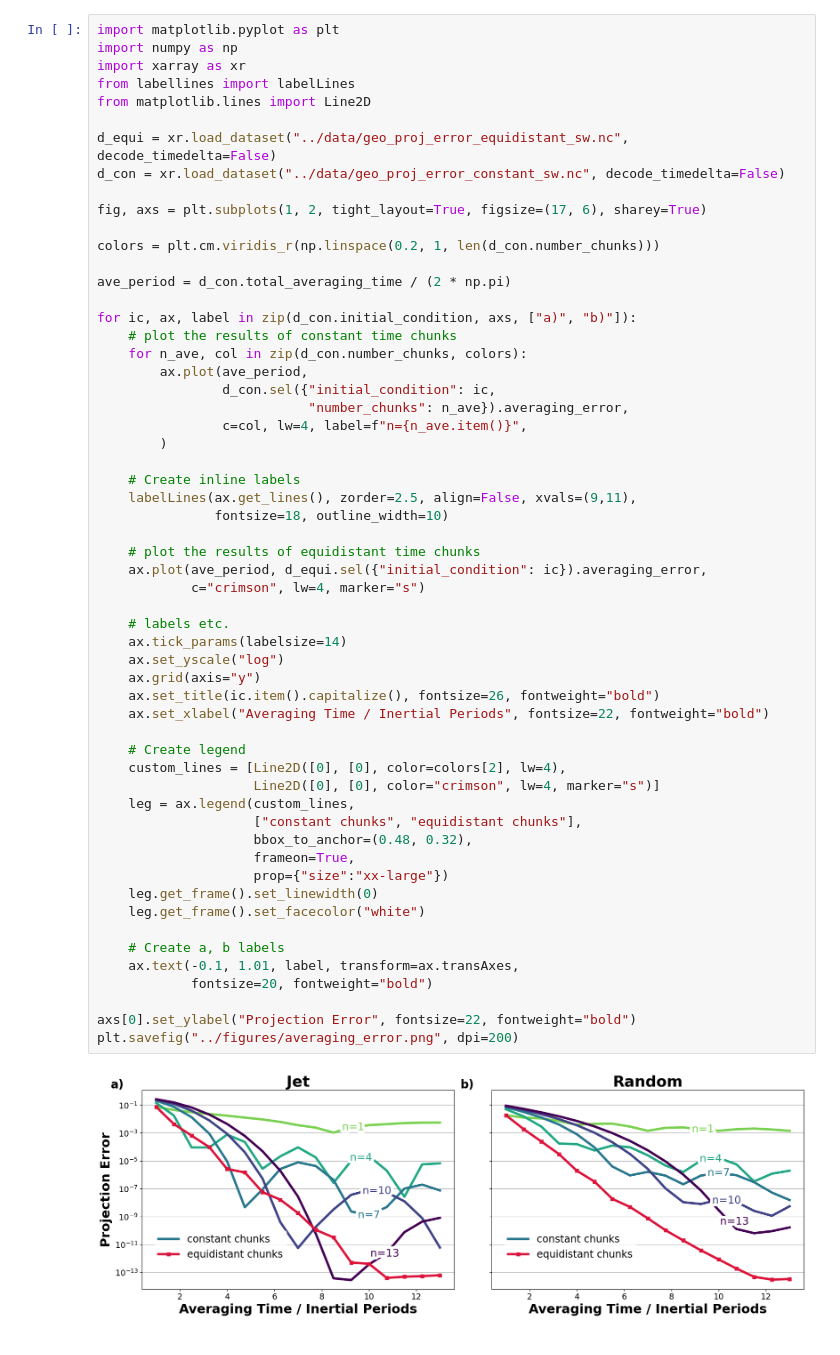
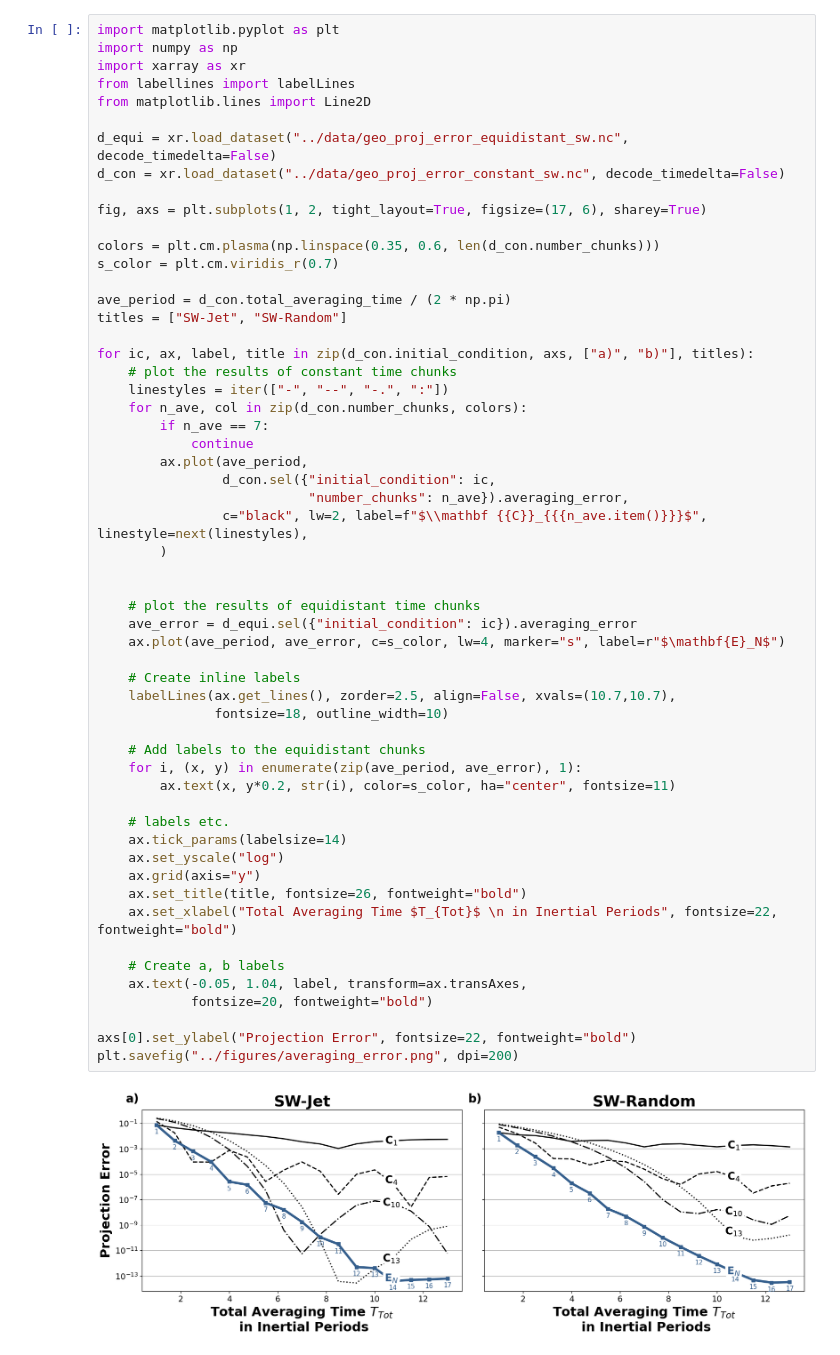
Before and after one commit to Gordi42/obta-paper, a Jupyter notebook: notebooks/geo_proj_error_sw.ipynb, the cells around one changed output. Drawn from its saved outputs; the diff is of its cells as text.

```diff
--- a/notebooks/geo_proj_error_sw.ipynb
+++ b/notebooks/geo_proj_error_sw.ipynb
@@ -8,52 +8,51 @@ from matplotlib.lines import Line2D
 d_equi = xr.load_dataset("../data/geo_proj_error_equidistant_sw.nc", decode_timedelta=False)
 d_con = xr.load_dataset("../data/geo_proj_error_constant_sw.nc", decode_timedelta=False)
 
 fig, axs = plt.subplots(1, 2, tight_layout=True, figsize=(17, 6), sharey=True)
 
-colors = plt.cm.viridis_r(np.linspace(0.2, 1, len(d_con.number_chunks)))
+colors = plt.cm.plasma(np.linspace(0.35, 0.6, len(d_con.number_chunks)))
+s_color = plt.cm.viridis_r(0.7)
 
 ave_period = d_con.total_averaging_time / (2 * np.pi)
+titles = ["SW-Jet", "SW-Random"]
 
-for ic, ax, label in zip(d_con.initial_condition, axs, ["a)", "b)"]):
+for ic, ax, label, title in zip(d_con.initial_condition, axs, ["a)", "b)"], titles):
     # plot the results of constant time chunks
+    linestyles = iter(["-", "--", "-.", ":"])
     for n_ave, col in zip(d_con.number_chunks, colors):
+        if n_ave == 7:
+            continue
         ax.plot(ave_period,
                 d_con.sel({"initial_condition": ic,
                            "number_chunks": n_ave}).averaging_error,
-                c=col, lw=4, label=f"n={n_ave.item()}",
+                c="black", lw=2, label=f"$\\mathbf {{C}}_{{{n_ave.item()}}}$", linestyle=next(linestyles),
         )
 
+
+    # plot the results of equidistant time chunks
+    ave_error = d_equi.sel({"initial_condition": ic}).averaging_error
+    ax.plot(ave_period, ave_error, c=s_color, lw=4, marker="s", label=r"$\mathbf{E}_N$")
+
     # Create inline labels
-    labelLines(ax.get_lines(), zorder=2.5, align=False, xvals=(9,11),
+    labelLines(ax.get_lines(), zorder=2.5, align=False, xvals=(10.7,10.7),
                fontsize=18, outline_width=10)
 
-    # plot the results of equidistant time chunks
-    ax.plot(ave_period, d_equi.sel({"initial_condition": ic}).averaging_error,
-            c="crimson", lw=4, marker="s")
+    # Add labels to the equidistant chunks
+    for i, (x, y) in enumerate(zip(ave_period, ave_error), 1):
+        ax.text(x, y*0.2, str(i), color=s_color, ha="center", fontsize=11)
 
     # labels etc.
     ax.tick_params(labelsize=14)
     ax.set_yscale("log")
     ax.grid(axis="y")
-    ax.set_title(ic.item().capitalize(), fontsize=26, fontweight="bold")
-    ax.set_xlabel("Averaging Time / Inertial Periods", fontsize=22, fontweight="bold")
-
-    # Create legend
-    custom_lines = [Line2D([0], [0], color=colors[2], lw=4),
-                    Line2D([0], [0], color="crimson", lw=4, marker="s")]
-    leg = ax.legend(custom_lines,
-                    ["constant chunks", "equidistant chunks"],
-                    bbox_to_anchor=(0.48, 0.32),
-                    frameon=True,
-                    prop={"size":"xx-large"})
-    leg.get_frame().set_linewidth(0)
-    leg.get_frame().set_facecolor("white")
+    ax.set_title(title, fontsize=26, fontweight="bold")
+    ax.set_xlabel("Total Averaging Time $T_{Tot}$ \n in Inertial Periods", fontsize=22, fontweight="bold")
 
     # Create a, b labels
-    ax.text(-0.1, 1.01, label, transform=ax.transAxes,
+    ax.text(-0.05, 1.04, label, transform=ax.transAxes,
             fontsize=20, fontweight="bold")
 
 axs[0].set_ylabel("Projection Error", fontsize=22, fontweight="bold")
 plt.savefig("../figures/averaging_error.png", dpi=200)
 # %% [output]
-[figure, old version]
+[figure, new version]
```
Also changed, not shown: parts of 1 cell of this notebook, 8 other files.
